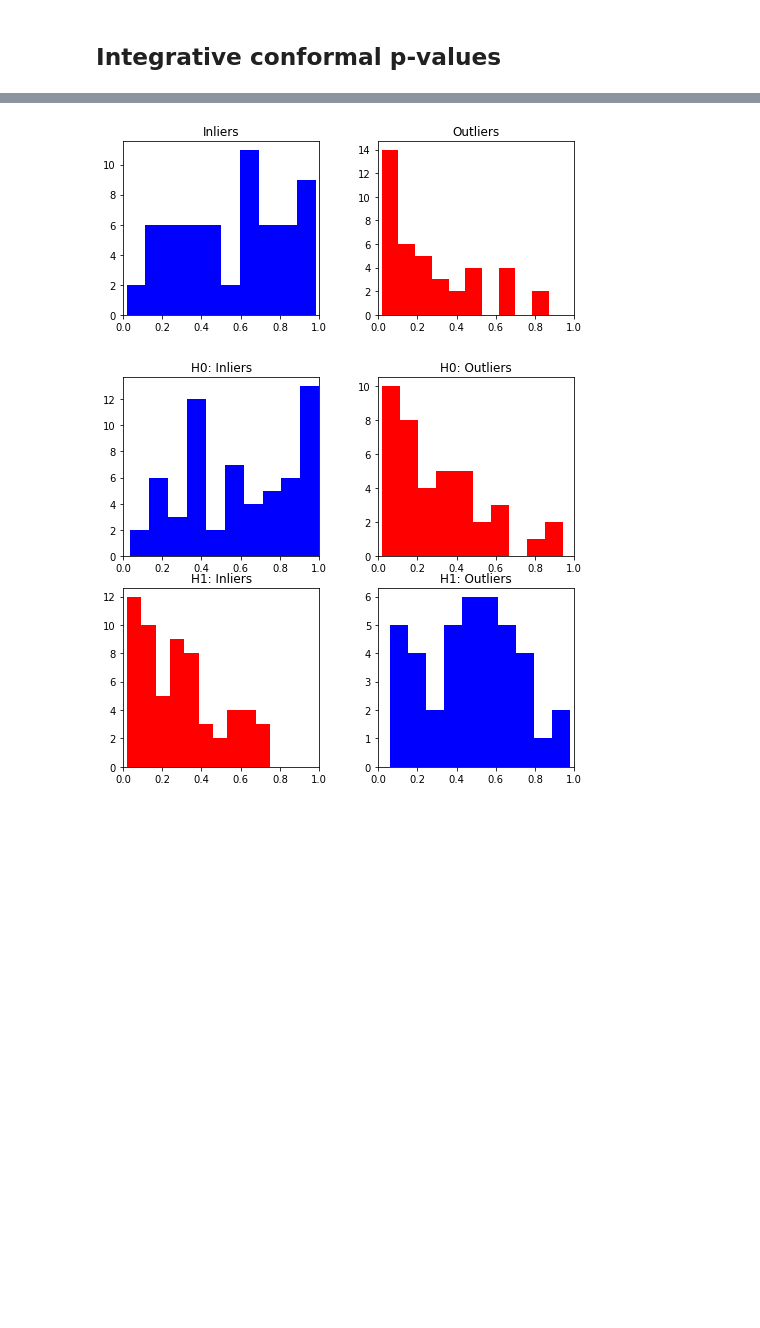
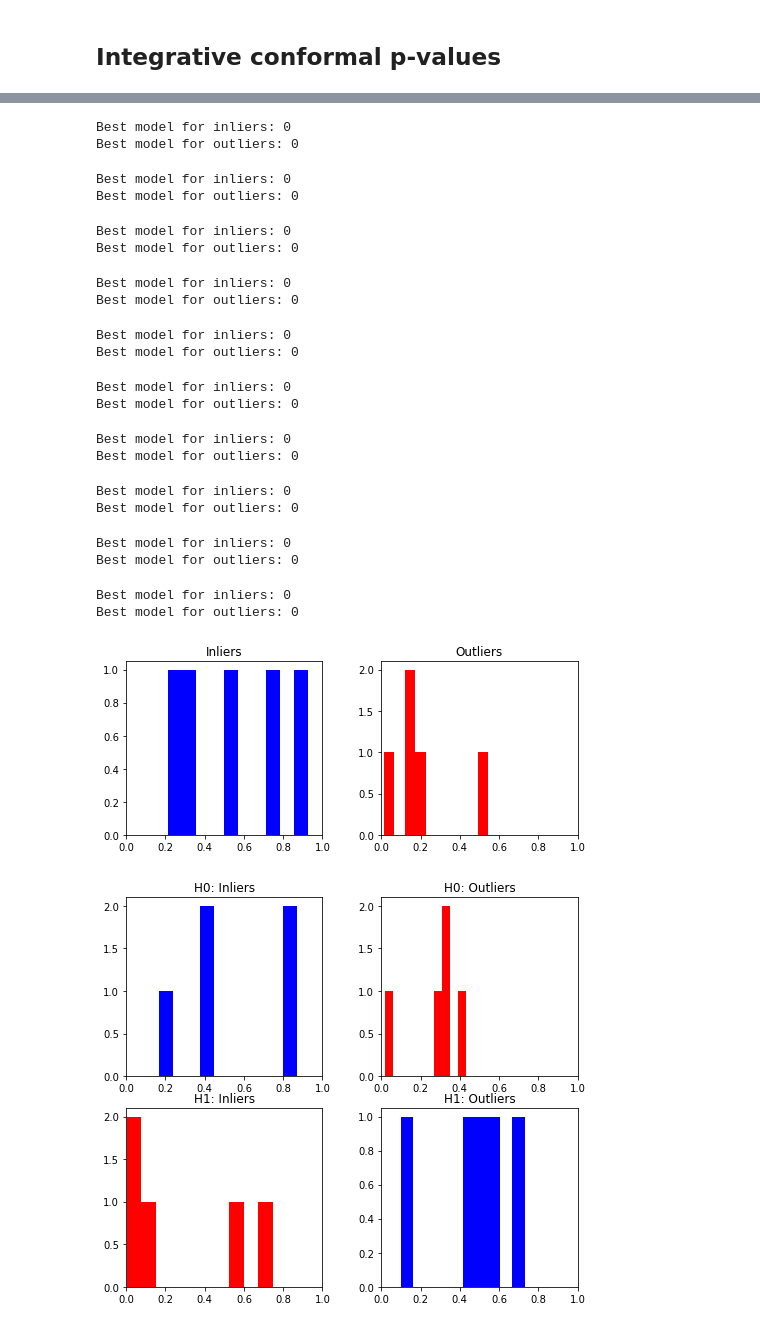
Before and after one commit to ZiyiLiang/weighted_conformal_pvalues, a Jupyter notebook: examples/example-2-cv.ipynb, the cells around one changed output, grey strips where cells are left out. Saved outputs shown, nothing was run; the diff lists cells and outputs as text; code cells hidden in the pictures; blank space fills up the shorter version.

```diff
--- a/examples/example-2-cv.ipynb
+++ b/examples/example-2-cv.ipynb
@@ -39,9 +36,9 @@ The autoreload extension is already loaded. To reload it, use:
 # %%
 from models import GaussianMixture, ConcentricCircles, ConcentricCircles2, ConcentricCirclesMixture, BinomialModel
 
-random_state = 2022
+random_state = 2023
 
-model_name = "BinomialModel"
+model_name = "circles"
 
 if model_name == "GaussianMixture":
     p = 20        # Number of features
@@ -68,7 +65,7 @@ else:
     print("Error: unknown model name!")
 
 
-n_test = 100     # Number of test points
+n_test = 10     # Number of test points
 purity_test = 0.5 # Proportion of inliers in test set
 
 X, Y = model.sample(n, purity)
@@ -99,7 +96,7 @@ bbox_bc_list = [RandomForestClassifier(random_state=random_state),
                 KNeighborsClassifier(),
                 SVC(probability=True),
                 GaussianNB(),
-                #QuadraticDiscriminantAnalysis(),
+                QuadraticDiscriminantAnalysis(),
                 MLPClassifier(max_iter=500, random_state=random_state)
                ]
 
@@ -203,11 +200,11 @@ plt.show()
 ## Conformal p-values via one-class classification
 # %%
 # Define list of possible one-class classifiers with desired hyper-parameters
-bbox_occ_list = [svm.OneClassSVM(kernel='rbf'),
+bbox_occ_list = [svm.OneClassSVM(kernel='rbf', gamma="auto"),
                  svm.OneClassSVM(kernel='sigmoid'),
                  svm.OneClassSVM(kernel='poly', degree=3),
                  IsolationForest(contamination = 'auto', random_state=random_state),
-                 LocalOutlierFactor(contamination='auto', novelty=True)
+                 #LocalOutlierFactor(contamination='auto', novelty=True)
                ]
 
 # Choose a one-class classifier algorithm
@@ -355,8 +350,8 @@ bboxes_one = bbox_occ_list
 
 # Compute the p-values
 method_int_cv = CVIntegrativeConformal(X_in, X_out,
-                                       bboxes_one=bboxes_one[:-1], bboxes_two=bbox_bc_list,
-                                       n_folds=2, ratio=True, tuning=True)
+                                       bboxes_one=bboxes_one, bboxes_two=bbox_bc_list,
+                                       n_folds=4, ratio=True, tuning=True)
 pvals_int_cv, pvals_int_cv_0, pvals_int_cv_1 = method_int_cv.compute_pvalues(X_test, return_prepvals=True)
 
 ## Plot the p-values
@@ -400,5 +403,25 @@ Fitting the black-box model 3 on fold 1, which contains 24 outliers... done.
+Best model for inliers: 0
+Best model for outliers: 0
+Best model for inliers: 0
+Best model for outliers: 0
+Best model for inliers: 0
+Best model for outliers: 0
+Best model for inliers: 0
+Best model for outliers: 0
+Best model for inliers: 0
+Best model for outliers: 0
+Best model for inliers: 0
+Best model for outliers: 0
+Best model for inliers: 0
+Best model for outliers: 0
+Best model for inliers: 0
+Best model for outliers: 0
+Best model for inliers: 0
+Best model for outliers: 0
+Best model for inliers: 0
+Best model for outliers: 0
-[figure, old version]
+[figure, new version]
-[figure, old version]
+[figure, new version]
 # %%
 def qq_plot(data, reference, ax, color=None, label=None, logarithm=False):
     sample_size = len(data)
```
Also changed, not shown: parts of 11 cells of this notebook, 2 other files.
